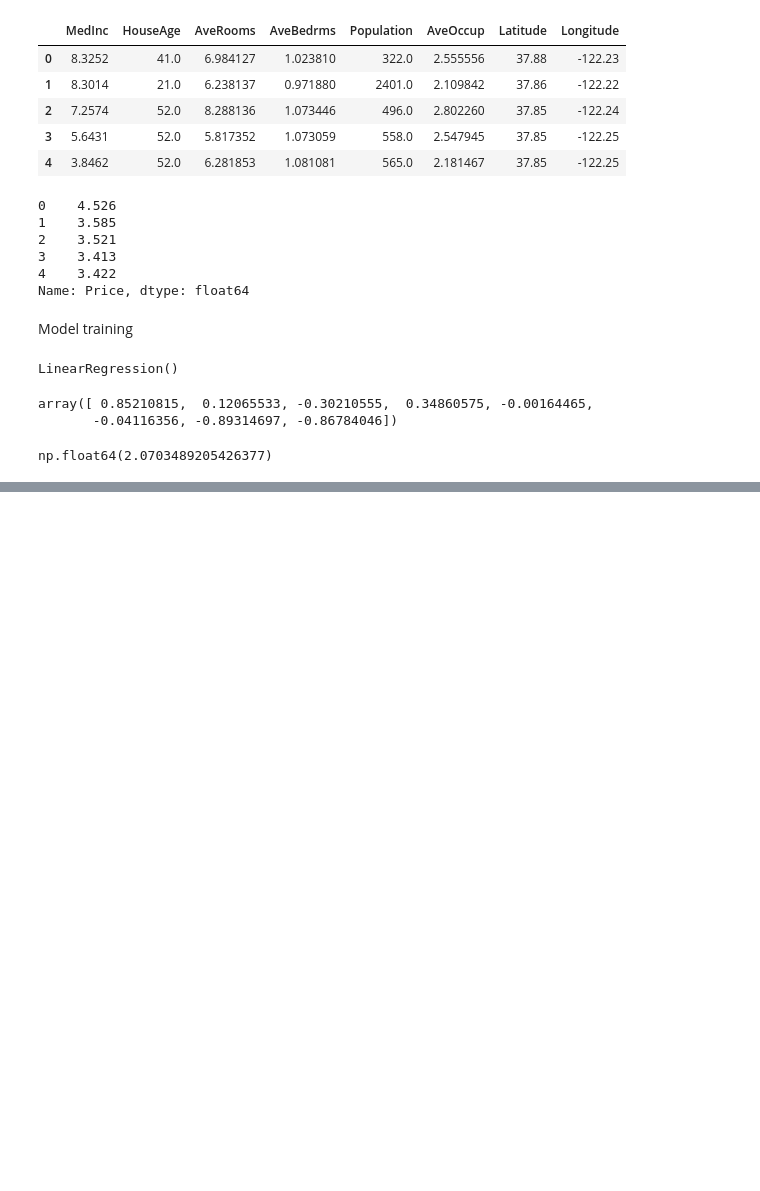
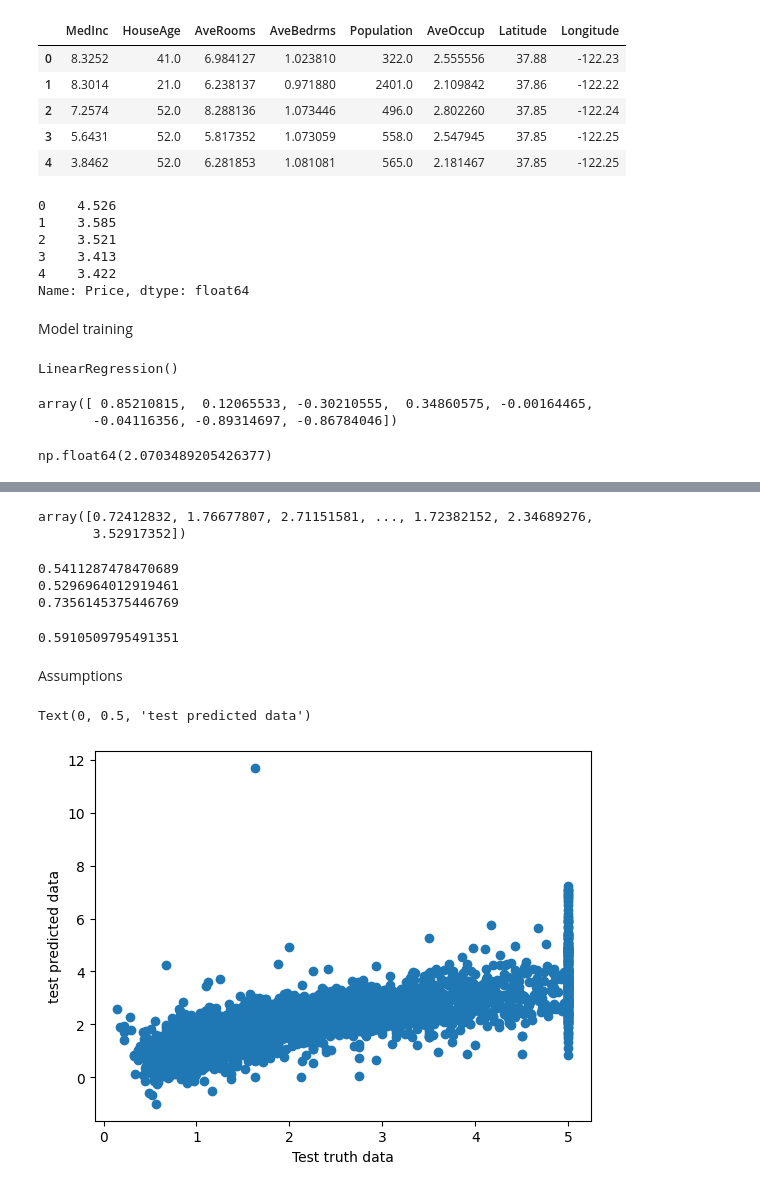
Before and after one commit to realyashsehgal/courseee, a Jupyter notebook: machine learning practical/Practice models/multiple linear regression(MINE).ipynb, the cells around one changed output, grey strips where cells are left out. Drawn from its saved outputs; the diff is of its cells as text; code cells hidden in the pictures; blank space fills up the shorter version.

```diff
--- a/machine learning practical/Practice models/multiple linear regression(MINE).ipynb
+++ b/machine learning practical/Practice models/multiple linear regression(MINE).ipynb
@@ -196,0 +219,2 @@ from
+# %%
+y_pred = regression.predict(X_test)
@@ -196,0 +236,30 @@ from
+# %%
+y_pred
+# %% [output]
+array([0.72412832, 1.76677807, 2.71151581, ..., 1.72382152, 2.34689276,
+       3.52917352])
+# %%
+from sklearn.metrics import mean_absolute_error
+from sklearn.metrics import mean_squared_error
+print(mean_squared_error(y_test,y_pred))
+print(mean_absolute_error(y_test,y_pred))
+print(np.sqrt(mean_squared_error(y_test,y_pred)))
+# %% [output]
+0.5411287478470689
+0.5296964012919461
+0.7356145375446769
+# %%
+from sklearn.metrics import r2_score
+score = r2_score(y_test,y_pred)
+print(score)
+# %% [output]
+0.5910509795491351
+# %% [markdown]
+Assumptions
+# %%
+plt.scatter(y_test,y_pred)
+plt.xlabel("Test truth data")
+plt.ylabel("test predicted data")
+# %% [output]
+Text(0, 0.5, 'test predicted data')
+[figure, added]
```
Also changed, not shown: parts of 11 cells of this notebook.
